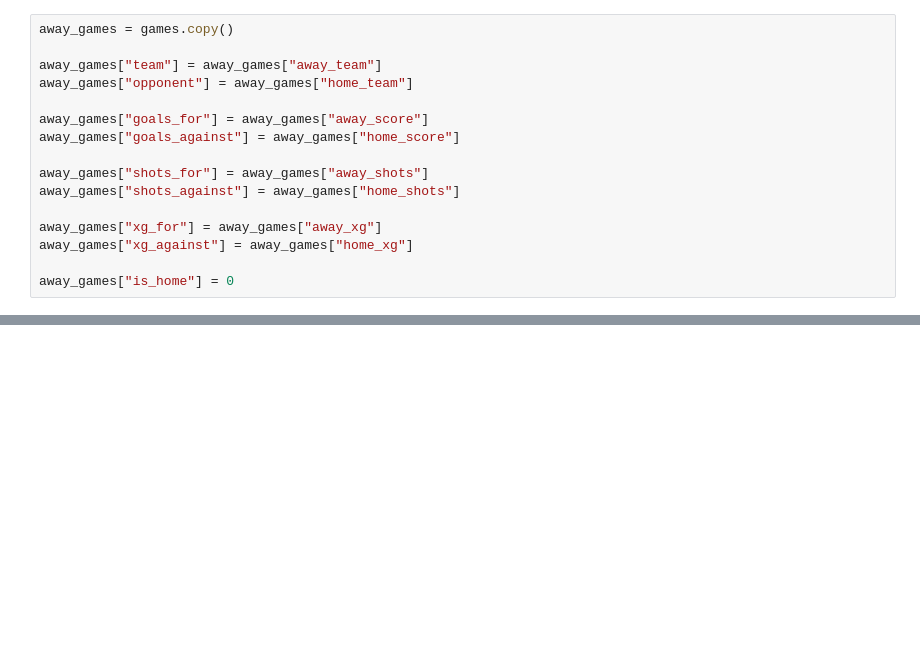
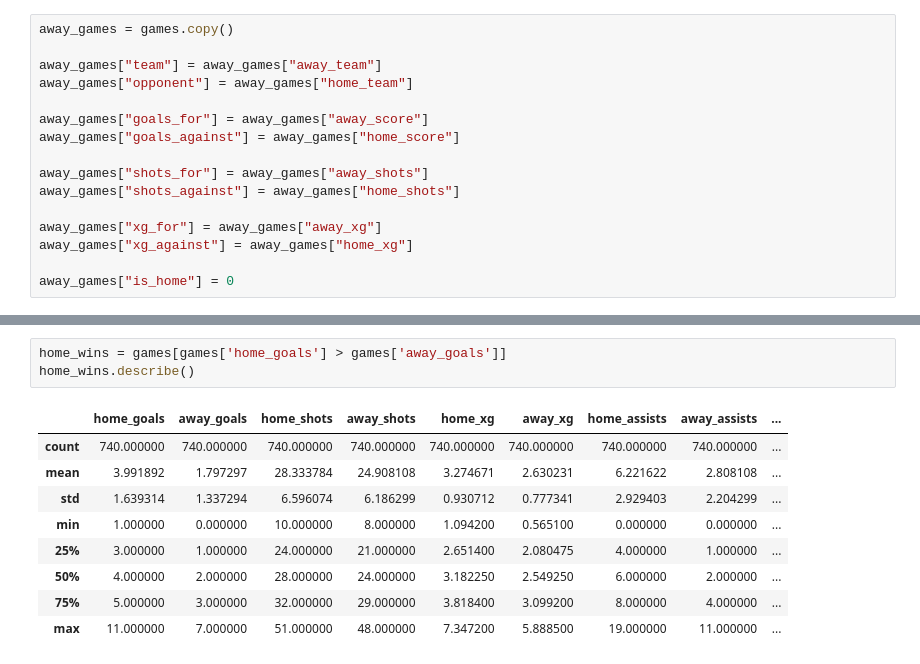
Before and after one commit to ogshrug/WDS, a Jupyter notebook: day3.ipynb, the cells around one changed output, grey strips where cells are left out. Cells and saved outputs as stored; diff of their text form; blank space fills up the shorter version.

```diff
--- a/day3.ipynb
+++ b/day3.ipynb
@@ -144,0 +187,13 @@ team_season.sort_values("loss_pct", ascending=False).head()
+# %%
+home_wins = games[games['home_goals'] > games['away_goals']]
+home_wins.describe()
+# %% [output]
+|  | home_goals | away_goals | home_shots | away_shots | home_xg | away_xg | home_assists | away_assists | ... |
+| count | 740.000000 | 740.000000 | 740.000000 | 740.000000 | 740.000000 | 740.000000 | 740.000000 | 740.000000 | ... |
+| mean | 3.991892 | 1.797297 | 28.333784 | 24.908108 | 3.274671 | 2.630231 | 6.221622 | 2.808108 | ... |
+| std | 1.639314 | 1.337294 | 6.596074 | 6.186299 | 0.930712 | 0.777341 | 2.929403 | 2.204299 | ... |
+| min | 1.000000 | 0.000000 | 10.000000 | 8.000000 | 1.094200 | 0.565100 | 0.000000 | 0.000000 | ... |
+| 25% | 3.000000 | 1.000000 | 24.000000 | 21.000000 | 2.651400 | 2.080475 | 4.000000 | 1.000000 | ... |
+| 50% | 4.000000 | 2.000000 | 28.000000 | 24.000000 | 3.182250 | 2.549250 | 6.000000 | 2.000000 | ... |
+| 75% | 5.000000 | 3.000000 | 32.000000 | 29.000000 | 3.818400 | 3.099200 | 8.000000 | 4.000000 | ... |
+| max | 11.000000 | 7.000000 | 51.000000 | 48.000000 | 7.347200 | 5.888500 | 19.000000 | 11.000000 | ... |
```
Also changed, not shown: parts of 7 cells of this notebook, 2 other files.
